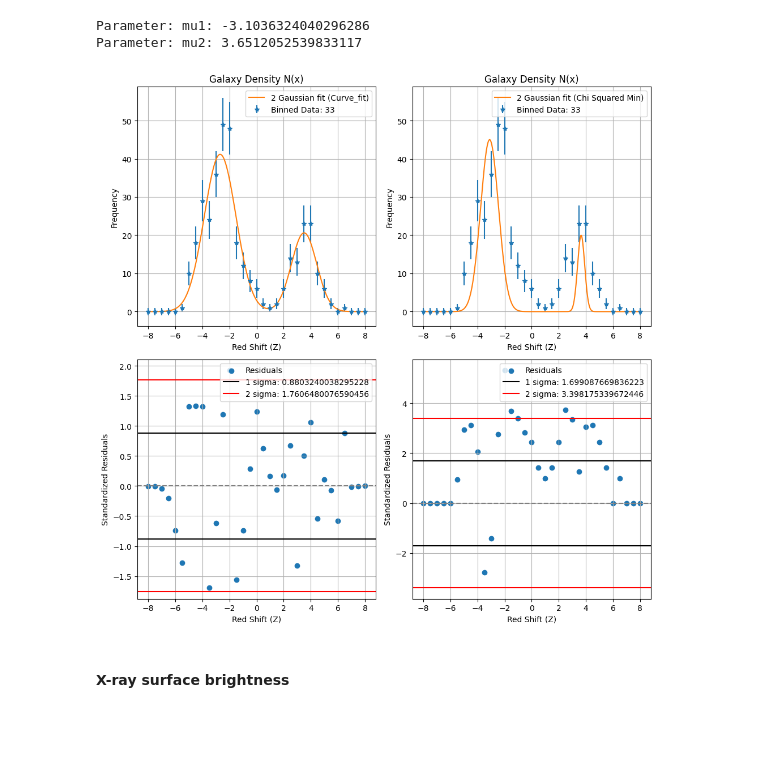
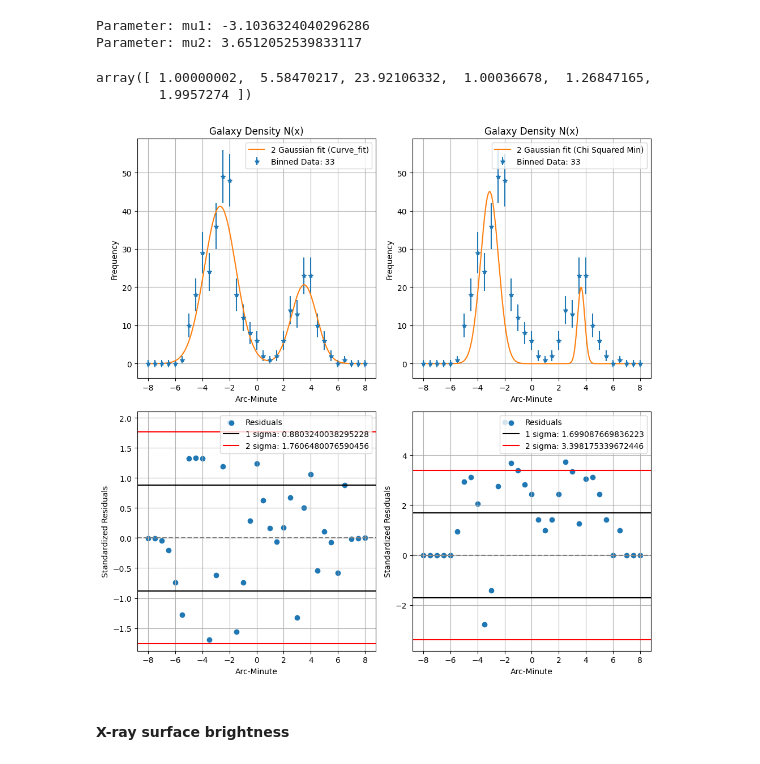
Before and after one commit to jdgv1709/Statistical-Analysis-of-the-Bullet-Cluster-Statistics-1-Course, a Jupyter notebook: Final Exam.ipynb, the cells around one changed output. Drawn from its saved outputs; the diff is of its cells as text; code cells hidden in the pictures; blank space fills up the shorter version.

```diff
--- a/Final Exam.ipynb
+++ b/Final Exam.ipynb
@@ -293,9 +293,9 @@ result = minimize(chi2_2gauss, initial_guess,method='BFGS', options={'maxiter':1
 #result = minimize(chi2_2gauss, initial_guess,method='L-BFGS-B',bounds=bounds, options={'maxiter':100000})
 #result = minimize(chi2_2gauss, initial_guess,method='TNC', options={'maxiter':100000})
 
-best_params = result.x
+best_params_N = result.x
 print("Minimized Chi Square: 2 Gaussians")
-print(chi2_val(data,model_2gauss(data["N_obs"],*best_params),best_params))
+print(chi2_val(data,model_2gauss(data["N_obs"],*best_params_N),best_params_N))
 # %% [output]
 Minimized Chi Square: 2 Gaussians
 13.407407523895001
@@ -315,12 +315,19 @@ print("Parameter: mu2: "+str(best_params[4]))
 [figure]
 Parameter: mu1: -3.1036324040296286
 Parameter: mu2: 3.6512052539833117
+# %%
+cov = result.hess_inv
+errors = np.sqrt(np.diag(cov))
+errors
+# %% [output]
+array([ 1.00000002,  5.58470217, 23.92106332,  1.00036678,  1.26847165,
+        1.9957274 ])
 # %%
 # 2.4: Three-panel figure
 fig, axes = plt.subplots(2, 2, figsize=(10, 10))
 axes[0,0].errorbar(data["arc_min"],data["N_obs"],yerr=data["sigma_N"],fmt="*", label="Binned Data: "+str(len(data["arc_min"])))
 axes[0,0].set_ylabel("Frequency")
-axes[0,0].set_xlabel("Red Shift (Z)")
+axes[0,0].set_xlabel("Arc-Minute")
 #axes[0].set_xlim((0,1))
 axes[0,0].grid("True")
 axes[0,0].plot(x,model_2gauss(x, *popt_N),label="2 Gaussian fit (Curve_fit)")
@@ -340,38 +347,38 @@ axes[1,0].axhline(-2*np.std(data["residual_N_curvefit"]),color="r")
 axes[1,0].axhline(0,ls="--",color="gray")
 axes[1,0].legend()
 axes[1,0].grid(True)
-axes[1,0].set_xlabel("Red Shift (Z)")
+axes[1,0].set_xlabel("Arc-Minute")
 axes[1,0].set_ylabel("Standardized Residuals")
 
 
 axes[0,1].errorbar(data["arc_min"],data["N_obs"],yerr=data["sigma_N"],fmt="*", label="Binned Data: "+str(len(data["arc_min"])))
 axes[0,1].set_ylabel("Frequency")
-axes[0,1].set_xlabel("Red Shift (Z)")
+axes[0,1].set_xlabel("Arc-Minute")
 #axes[0].set_xlim((0,1))
 axes[0,1].grid("True")
 axes[0,1].plot(x,model_2gauss(x, *best_params),label="2 Gaussian fit (Chi Squared Min)")
 axes[0,1].legend()
 axes[0,1].set_title("Galaxy Density N(x)")
 axes[0,1].grid(True)
 # Panel 2 — Residuals
 #axes[1]: (mu_obs - mu_m3_fit) / sigma_i vs z
-data["residual_N_minimize"]= (data["N_obs"]-model_2gauss(data["arc_min"],*best_params))/data["sigma_N"]
+data["residual_N_minimize"]= (data["N_obs"]-model_2gauss(data["arc_min"],*best_params_N))/data["sigma_N"]
 axes[1,1].scatter(data["arc_min"],data["residual_N_minimize"],label="Residuals")
 # Add horizontal lines at ±1, ±2 sigma
 axes[1,1].axhline(np.std(data["residual_N_minimize"]),color="black")
 axes[1,1].axhline(-1*np.std(data["residual_N_minimize"]),label="1 sigma: "+str(np.std(data["residual_N_minimize"])),color="black")
 axes[1,1].axhline(2*np.std(data["residual_N_minimize"]),color="r",label="2 sigma: "+str(2*np.std(data["residual_N_minimize"])))
 axes[1,1].axhline(-2*np.std(data["residual_N_minimize"]),color="r")
 # Add horizontal line at 0
 axes[1,1].axhline(0,ls="--",color="gray")
 axes[1,1].legend()
 axes[1,1].grid(True)
-axes[1,1].set_xlabel("Red Shift (Z)")
+axes[1,1].set_xlabel("Arc-Minute")
 axes[1,1].set_ylabel("Standardized Residuals")
 plt.tight_layout()
 #plt.savefig('part2_chi2_fit.pdf')
 plt.show()
 # %% [output]
-[figure, old version]
+[figure, new version]
 # %% [markdown]
 #### X-ray surface brightness
```
Also changed, not shown: parts of 9 cells of this notebook.
